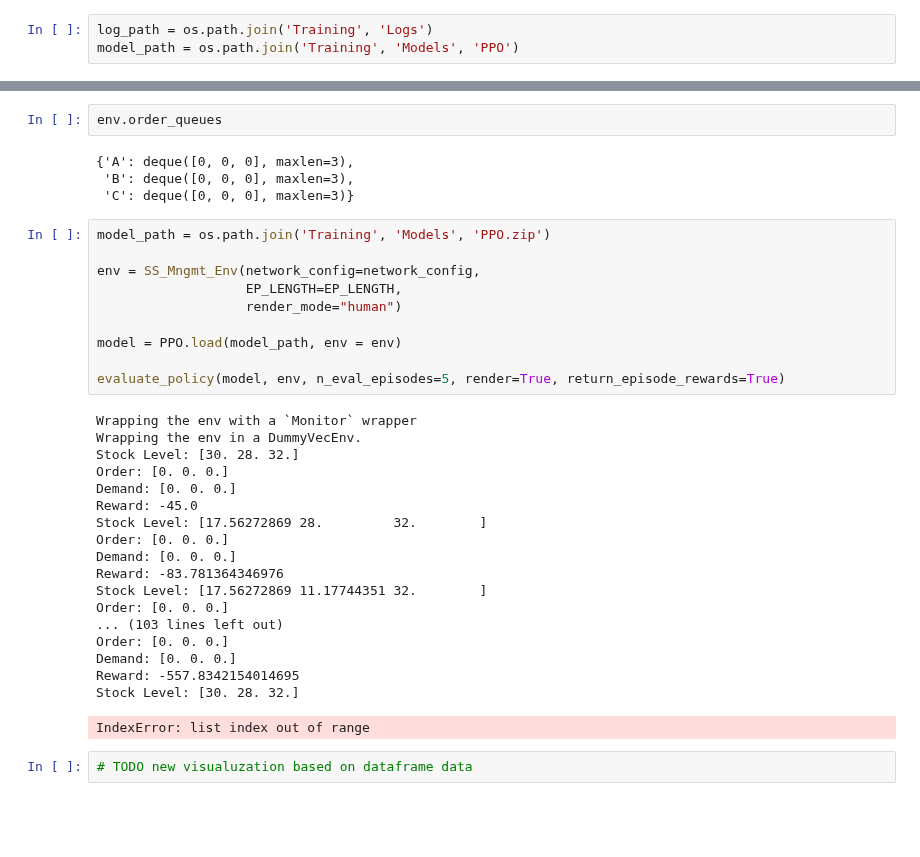
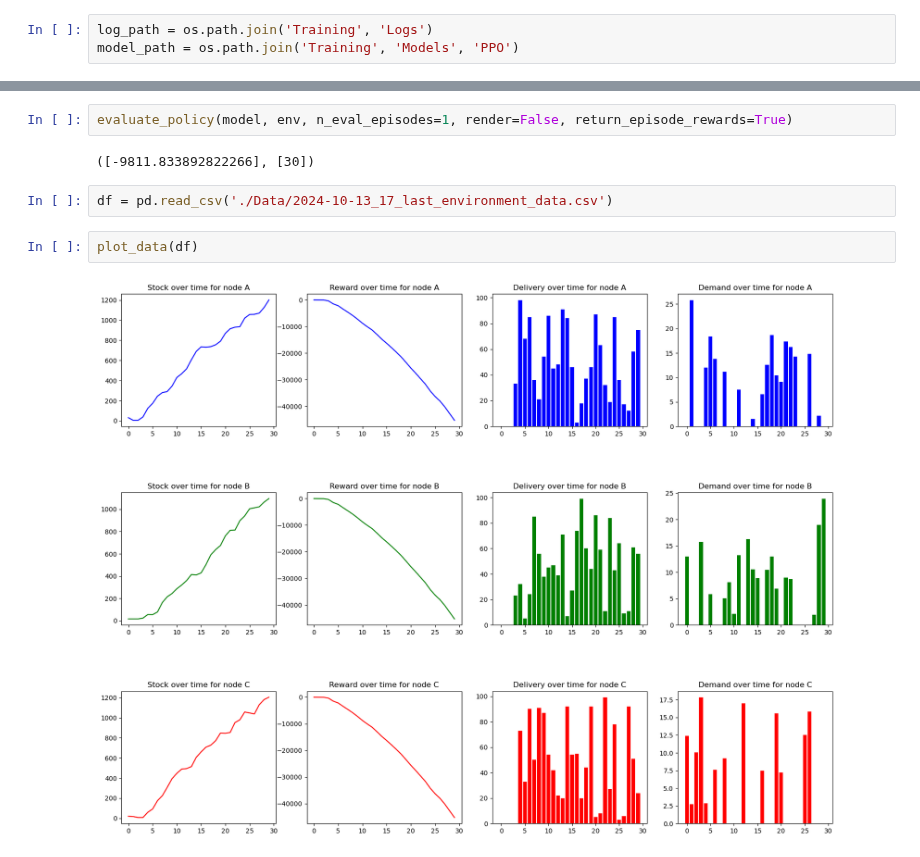
Before and after one commit to jonas-rer/RL_SCM, a Jupyter notebook: Testing Env/test_env_v3.ipynb, the cells around one changed output, grey strips where cells are left out. Saved outputs shown, nothing was run; the diff lists cells and outputs as text; blank space fills up the shorter version.

Commit message:
Add visualization functions for plotting data and aggregated data

```diff
--- a/Testing Env/test_env_v3.ipynb
+++ b/Testing Env/test_env_v3.ipynb
@@ -151,37 +172,10 @@ NameError: name 'model' is not defined
-# %%
-env.order_queues
-# %% [output]
-{'A': deque([0, 0, 0], maxlen=3),
- 'B': deque([0, 0, 0], maxlen=3),
- 'C': deque([0, 0, 0], maxlen=3)}
-# %%
-model_path = os.path.join('Training', 'Models', 'PPO.zip')
-
-env = SS_Mngmt_Env(network_config=network_config,
-                   EP_LENGTH=EP_LENGTH,
-                   render_mode="human")
-
-model = PPO.load(model_path, env = env)
-
-evaluate_policy(model, env, n_eval_episodes=5, render=True, return_episode_rewards=True)
-# %% [output]
-Wrapping the env with a `Monitor` wrapper
-Wrapping the env in a DummyVecEnv.
-Stock Level: [30. 28. 32.]
-Order: [0. 0. 0.]
-Demand: [0. 0. 0.]
-Reward: -45.0
-Stock Level: [17.56272869 28.         32.        ]
-Order: [0. 0. 0.]
-Demand: [0. 0. 0.]
-Reward: -83.781364346976
-Stock Level: [17.56272869 11.17744351 32.        ]
-Order: [0. 0. 0.]
-... (103 lines left out)
-Order: [0. 0. 0.]
-Demand: [0. 0. 0.]
-Reward: -557.8342154014695
-Stock Level: [30. 28. 32.]
-IndexError: list index out of range
-# %%
-# TODO new visualuzation based on dataframe data
+# %%
+evaluate_policy(model, env, n_eval_episodes=1, render=False, return_episode_rewards=True)
+# %% [output]
+([-9811.833892822266], [30])
+# %%
+df = pd.read_csv('./Data/2024-10-13_17_last_environment_data.csv')
+# %%
+plot_data(df)
+# %% [output]
+[figure, added]
```
Also changed, not shown: parts of 6 cells of this notebook, 8 other files.
